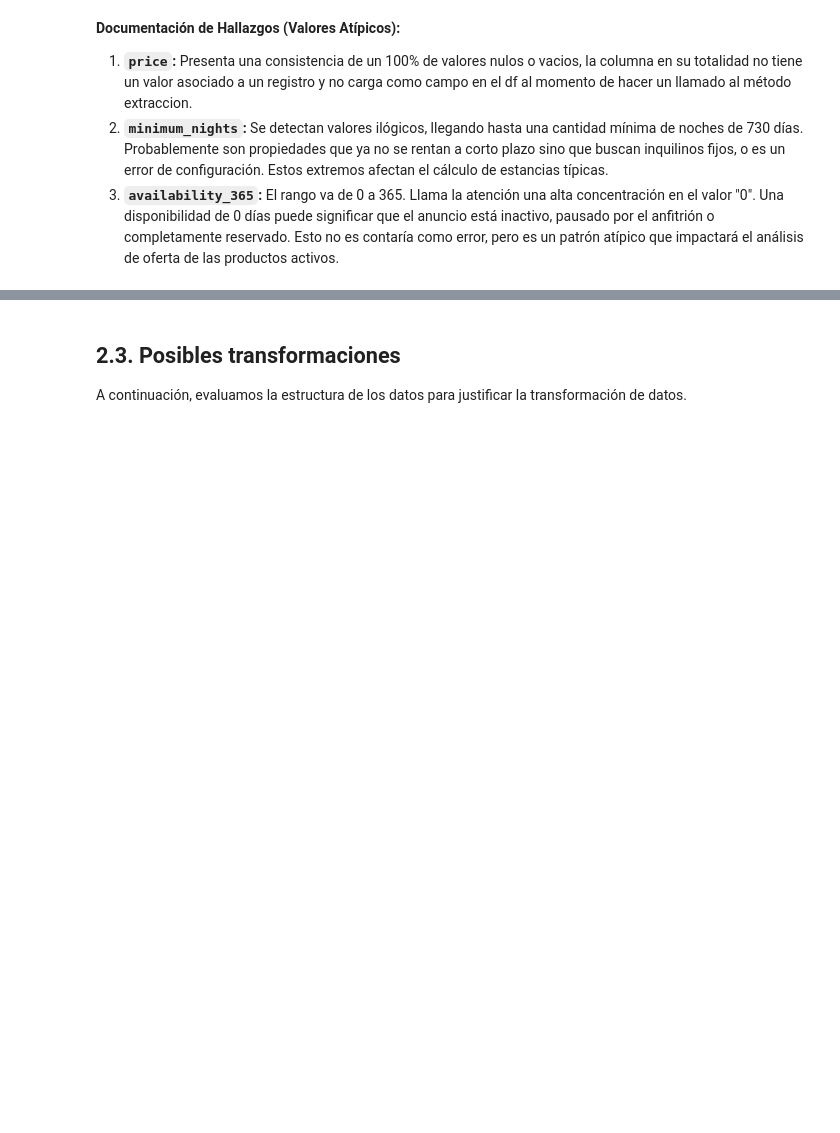
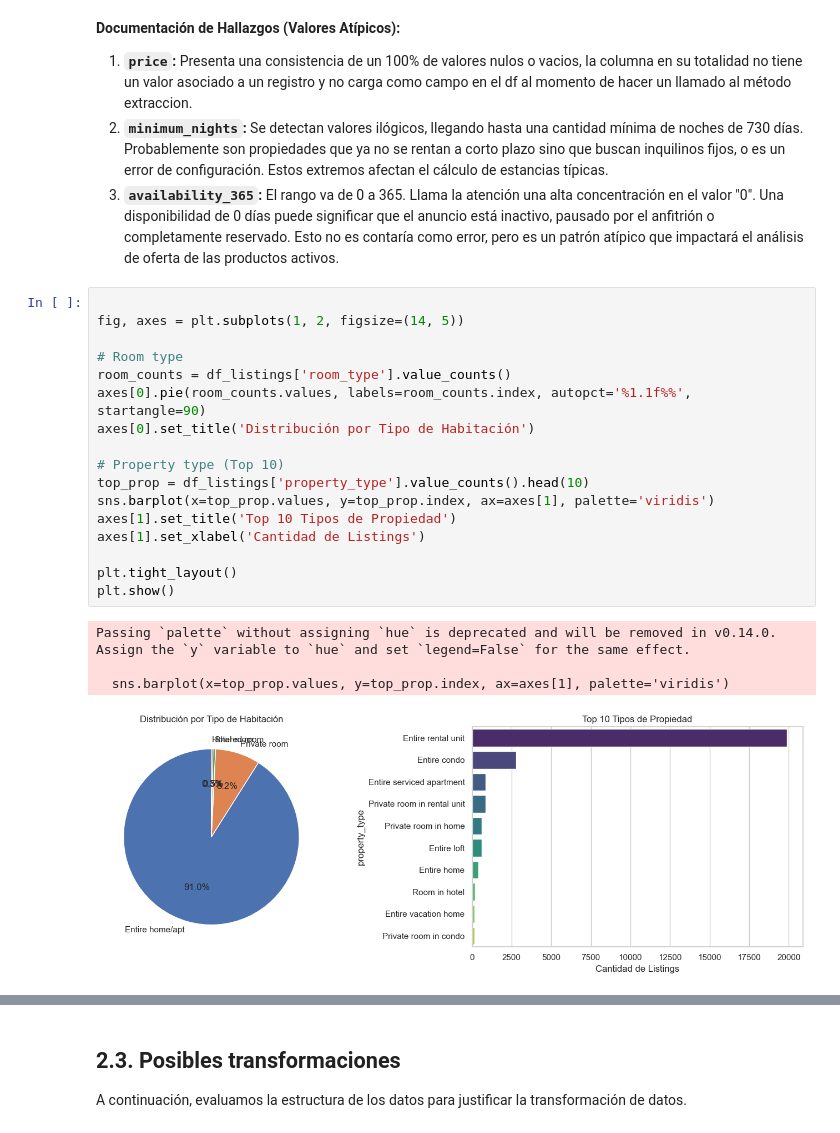
Before and after one commit to ferneylopez188523-dotcom/ETLCode, a Jupyter notebook: notebooks/exp_airbnb.ipynb, the cells around one changed output, grey strips where cells are left out. Drawn from its saved outputs; the diff is of its cells as text; blank space fills up the shorter version.

Commit message:
feat: add two new analize to data (Concentración Geográfica de la Oferta y  Tipo de Habitación)

```diff
--- a/notebooks/exp_airbnb.ipynb
+++ b/notebooks/exp_airbnb.ipynb
@@ -295,3 +291,25 @@ plt.show()
 1. **`price`:** Presenta una consistencia de un 100% de valores nulos o vacios, la columna en su totalidad no tiene un valor asociado a un registro y no carga como campo en el df al momento de hacer un llamado al método extraccion.
 2. **`minimum_nights`:** Se detectan valores ilógicos, llegando hasta una cantidad mínima de noches de 730 días. Probablemente son propiedades que ya no se rentan a corto plazo sino que buscan inquilinos fijos, o es un error de configuración. Estos extremos afectan el cálculo de estancias típicas.
 3. **`availability_365`:** El rango va de 0 a 365. Llama la atención una alta concentración en el valor "0". Una disponibilidad de 0 días puede significar que el anuncio está inactivo, pausado por el anfitrión o completamente reservado. Esto no es contaría como error, pero es un patrón atípico que impactará el análisis de oferta de las productos activos.
+# %%
+
+fig, axes = plt.subplots(1, 2, figsize=(14, 5))
+
+# Room type
+room_counts = df_listings['room_type'].value_counts()
+axes[0].pie(room_counts.values, labels=room_counts.index, autopct='%1.1f%%', startangle=90)
+axes[0].set_title('Distribución por Tipo de Habitación')
+
+# Property type (Top 10)
+top_prop = df_listings['property_type'].value_counts().head(10)
+sns.barplot(x=top_prop.values, y=top_prop.index, ax=axes[1], palette='viridis')
+axes[1].set_title('Top 10 Tipos de Propiedad')
+axes[1].set_xlabel('Cantidad de Listings')
+
+plt.tight_layout()
+plt.show()
+# %% [output]
+Passing `palette` without assigning `hue` is deprecated and will be removed in v0.14.0. Assign the `y` variable to `hue` and set `legend=False` for the same effect.
+
+  sns.barplot(x=top_prop.values, y=top_prop.index, ax=axes[1], palette='viridis')
+[figure, added]
```
Also changed, not shown: parts of 7 cells of this notebook.
